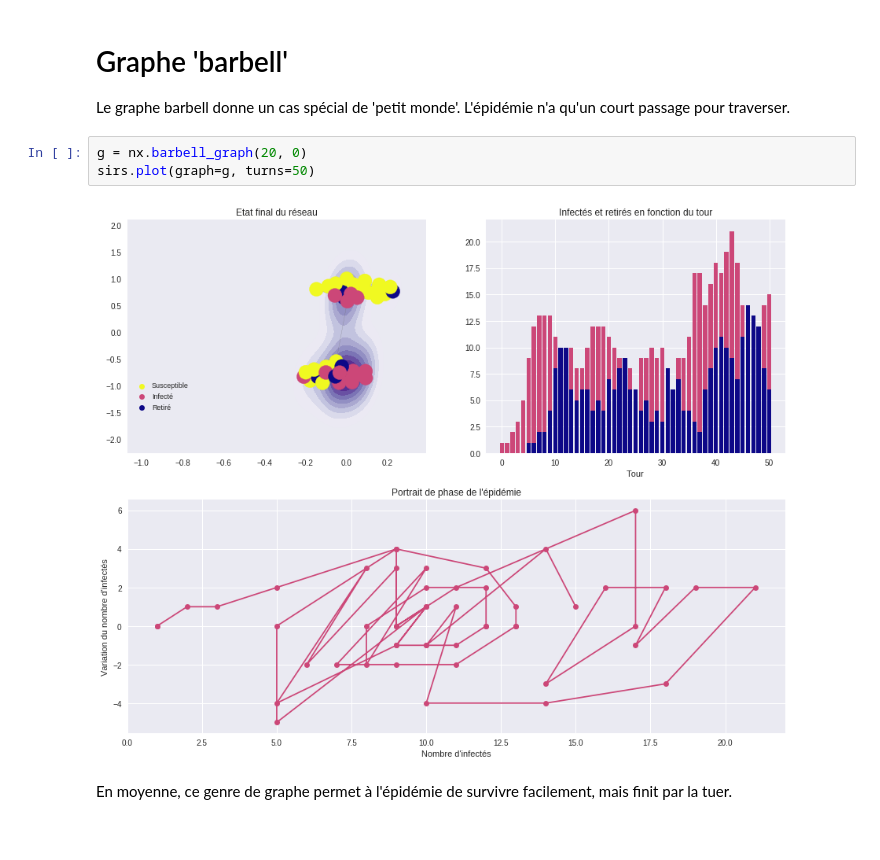
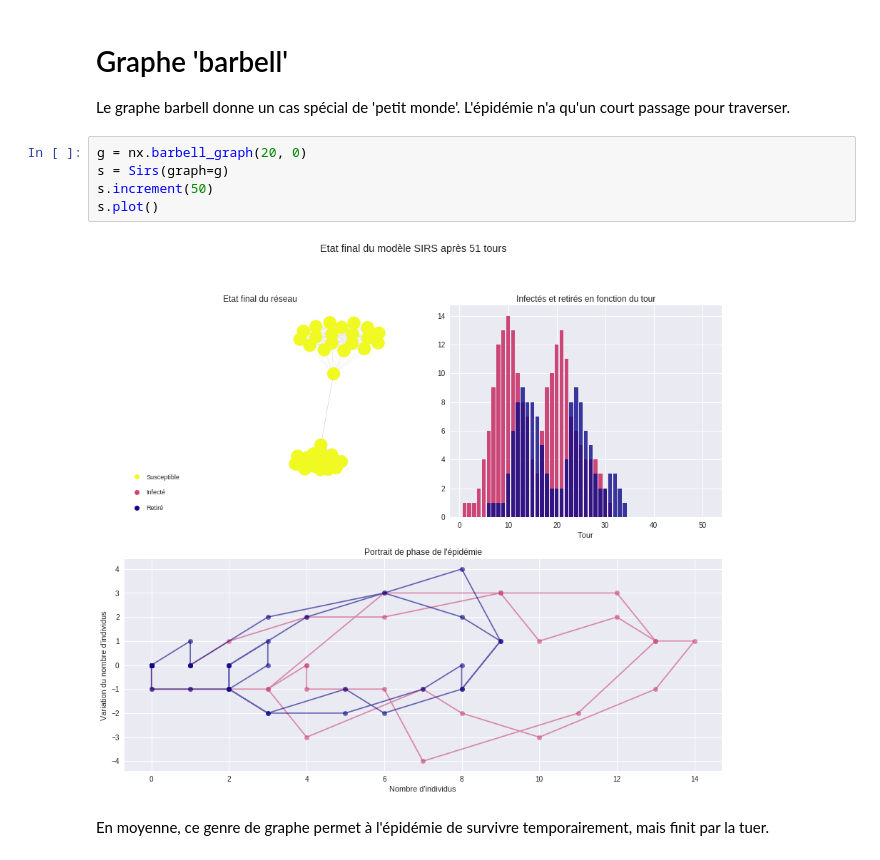
Before and after one commit to farid-fari/epidemics, a Jupyter notebook: epidemics/Exemples.ipynb, the cells around one changed output. Cells and saved outputs as stored; diff of their text form.

```diff
--- a/epidemics/Exemples.ipynb
+++ b/epidemics/Exemples.ipynb
@@ -103,8 +97,10 @@ sirs_stats.plot_avg(graph=g)
 Le graphe barbell donne un cas spécial de 'petit monde'. L'épidémie n'a qu'un court passage pour traverser.
 # %%
 g = nx.barbell_graph(20, 0)
-sirs.plot(graph=g, turns=50)
+s = Sirs(graph=g)
+s.increment(50)
+s.plot()
 # %% [output]
-[figure, old version]
+[figure, new version]
 # %% [markdown]
-En moyenne, ce genre de graphe permet à l'épidémie de survivre facilement, mais finit par la tuer.
+En moyenne, ce genre de graphe permet à l'épidémie de survivre temporairement, mais finit par la tuer.
```
Also changed, not shown: parts of 21 cells of this notebook, 16 other files.
